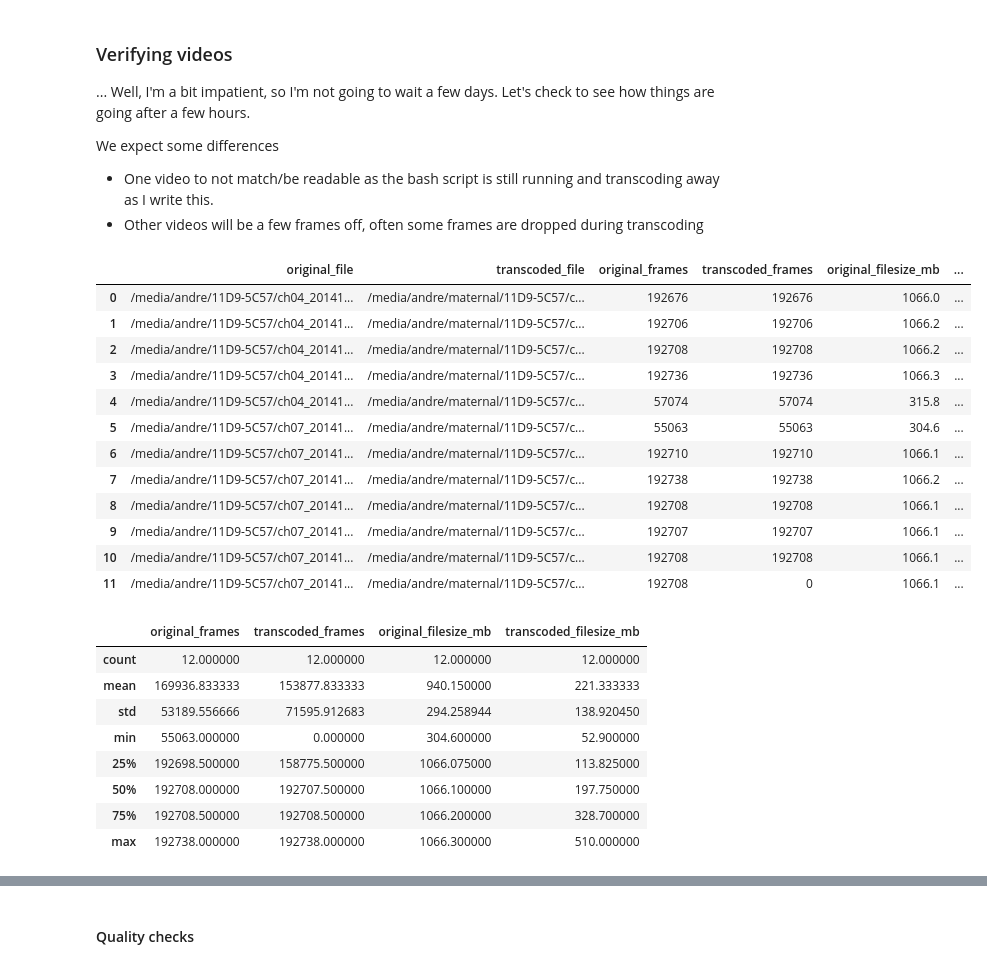
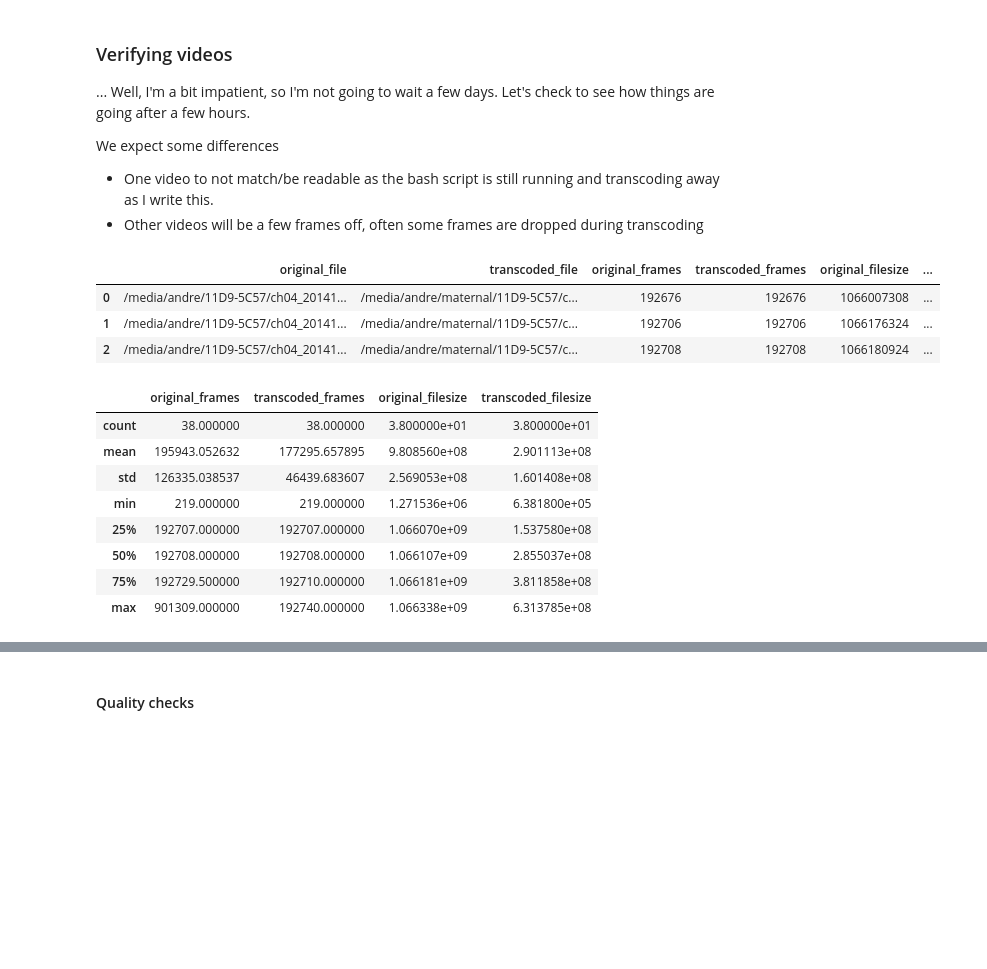
Before and after one commit to A-Telfer/preprocessing-behavior-videos, a Jupyter notebook: docs/transcoding-large-experiments.ipynb, the cells around one changed output, grey strips where cells are left out. Saved outputs shown, nothing was run; the diff lists cells and outputs as text; code cells hidden in the pictures; blank space fills up the shorter version.

```diff
--- a/docs/transcoding-large-experiments.ipynb
+++ b/docs/transcoding-large-experiments.ipynb
@@ -256,7 +256,8 @@ for video in tqdm(all_videos):
         'frames': int(cap.get(cv2.CAP_PROP_FRAME_COUNT)),
         'fps': float(cap.get(cv2.CAP_PROP_FPS)),
         'width': int(cap.get(cv2.CAP_PROP_FRAME_WIDTH)),
-        'height': int(cap.get(cv2.CAP_PROP_FRAME_HEIGHT))
+        'height': int(cap.get(cv2.CAP_PROP_FRAME_HEIGHT)),
+        'size': video.stat().st_size
     }
     metadata.append(_metadata)
 
@@ -474,52 +475,47 @@ We expect some differences
 # %%
 transcoded_videos = (
     list(OUTPUT_DRIVE.glob('**/*.mp4')) +
     list(OUTPUT_DRIVE.glob('**/*.MPG'))
 )
 
 metadata = []
 for transcoded_video in tqdm(transcoded_videos):
     relative_path = transcoded_video.relative_to(OUTPUT_DRIVE)
     original_video = MOUNT_POINT / relative_path
 
     original_cap = cv2.VideoCapture(str(original_video))
     transcoded_cap = cv2.VideoCapture(str(transcoded_video))
 
     _metadata = {
         'original_file': original_video,
         'transcoded_file': transcoded_video,
         'original_frames': int(original_cap.get(cv2.CAP_PROP_FRAME_COUNT)),
         'transcoded_frames': int(transcoded_cap.get(cv2.CAP_PROP_FRAME_COUNT)),
-        'original_filesize_mb': round(original_video.stat().st_size / 1e6, 1),
-        'transcoded_filesize_mb': round(transcoded_video.stat().st_size / 1e6, 1),
+        'original_filesize': original_video.stat().st_size,
+        'transcoded_filesize': transcoded_video.stat().st_size,
     }
     metadata.append(_metadata)
 
 transcoded_metadata_df = pd.DataFrame(metadata)
-transcoded_metadata_df
+
+# ignore the video currently being transcoded (will show as having 0 frames)
+transcoded_metadata_df = transcoded_metadata_df.loc[transcoded_metadata_df.transcoded_frames > 0]
+
+transcoded_metadata_df.head(3)
 # %% [output]
-|  | original_file | transcoded_file | original_frames | transcoded_frames | original_filesize_mb | ... |
-| 0 | /media/andre/11D9-5C57/ch04_20141... | /media/andre/maternal/11D9-5C57/c... | 192676 | 192676 | 1066.0 | ... |
-| 1 | /media/andre/11D9-5C57/ch04_20141... | /media/andre/maternal/11D9-5C57/c... | 192706 | 192706 | 1066.2 | ... |
-| 2 | /media/andre/11D9-5C57/ch04_20141... | /media/andre/maternal/11D9-5C57/c... | 192708 | 192708 | 1066.2 | ... |
-| 3 | /media/andre/11D9-5C57/ch04_20141... | /media/andre/maternal/11D9-5C57/c... | 192736 | 192736 | 1066.3 | ... |
-| 4 | /media/andre/11D9-5C57/ch04_20141... | /media/andre/maternal/11D9-5C57/c... | 57074 | 57074 | 315.8 | ... |
-| 5 | /media/andre/11D9-5C57/ch07_20141... | /media/andre/maternal/11D9-5C57/c... | 55063 | 55063 | 304.6 | ... |
-| 6 | /media/andre/11D9-5C57/ch07_20141... | /media/andre/maternal/11D9-5C57/c... | 192710 | 192710 | 1066.1 | ... |
-| 7 | /media/andre/11D9-5C57/ch07_20141... | /media/andre/maternal/11D9-5C57/c... | 192738 | 192738 | 1066.2 | ... |
-| 8 | /media/andre/11D9-5C57/ch07_20141... | /media/andre/maternal/11D9-5C57/c... | 192708 | 192708 | 1066.1 | ... |
-| 9 | /media/andre/11D9-5C57/ch07_20141... | /media/andre/maternal/11D9-5C57/c... | 192707 | 192707 | 1066.1 | ... |
-| 10 | /media/andre/11D9-5C57/ch07_20141... | /media/andre/maternal/11D9-5C57/c... | 192708 | 192708 | 1066.1 | ... |
-| 11 | /media/andre/11D9-5C57/ch07_20141... | /media/andre/maternal/11D9-5C57/c... | 192708 | 0 | 1066.1 | ... |
+|  | original_file | transcoded_file | original_frames | transcoded_frames | original_filesize | ... |
+| 0 | /media/andre/11D9-5C57/ch04_20141... | /media/andre/maternal/11D9-5C57/c... | 192676 | 192676 | 1066007308 | ... |
+| 1 | /media/andre/11D9-5C57/ch04_20141... | /media/andre/maternal/11D9-5C57/c... | 192706 | 192706 | 1066176324 | ... |
+| 2 | /media/andre/11D9-5C57/ch04_20141... | /media/andre/maternal/11D9-5C57/c... | 192708 | 192708 | 1066180924 | ... |
 # %%
 transcoded_metadata_df.describe()
 # %% [output]
-|  | original_frames | transcoded_frames | original_filesize_mb | transcoded_filesize_mb |
-| count | 12.000000 | 12.000000 | 12.000000 | 12.000000 |
-| mean | 169936.833333 | 153877.833333 | 940.150000 | 221.333333 |
-| std | 53189.556666 | 71595.912683 | 294.258944 | 138.920450 |
-| min | 55063.000000 | 0.000000 | 304.600000 | 52.900000 |
-| 25% | 192698.500000 | 158775.500000 | 1066.075000 | 113.825000 |
-| 50% | 192708.000000 | 192707.500000 | 1066.100000 | 197.750000 |
-| 75% | 192708.500000 | 192708.500000 | 1066.200000 | 328.700000 |
-| max | 192738.000000 | 192738.000000 | 1066.300000 | 510.000000 |
+|  | original_frames | transcoded_frames | original_filesize | transcoded_filesize |
+| count | 38.000000 | 38.000000 | 3.800000e+01 | 3.800000e+01 |
+| mean | 195943.052632 | 177295.657895 | 9.808560e+08 | 2.901113e+08 |
+| std | 126335.038537 | 46439.683607 | 2.569053e+08 | 1.601408e+08 |
+| min | 219.000000 | 219.000000 | 1.271536e+06 | 6.381800e+05 |
+| 25% | 192707.000000 | 192707.000000 | 1.066070e+09 | 1.537580e+08 |
+| 50% | 192708.000000 | 192708.000000 | 1.066107e+09 | 2.855037e+08 |
+| 75% | 192729.500000 | 192710.000000 | 1.066181e+09 | 3.811858e+08 |
+| max | 901309.000000 | 192740.000000 | 1.066338e+09 | 6.313785e+08 |
```
Also changed, not shown: parts of 18 cells of this notebook, 17 other files.
